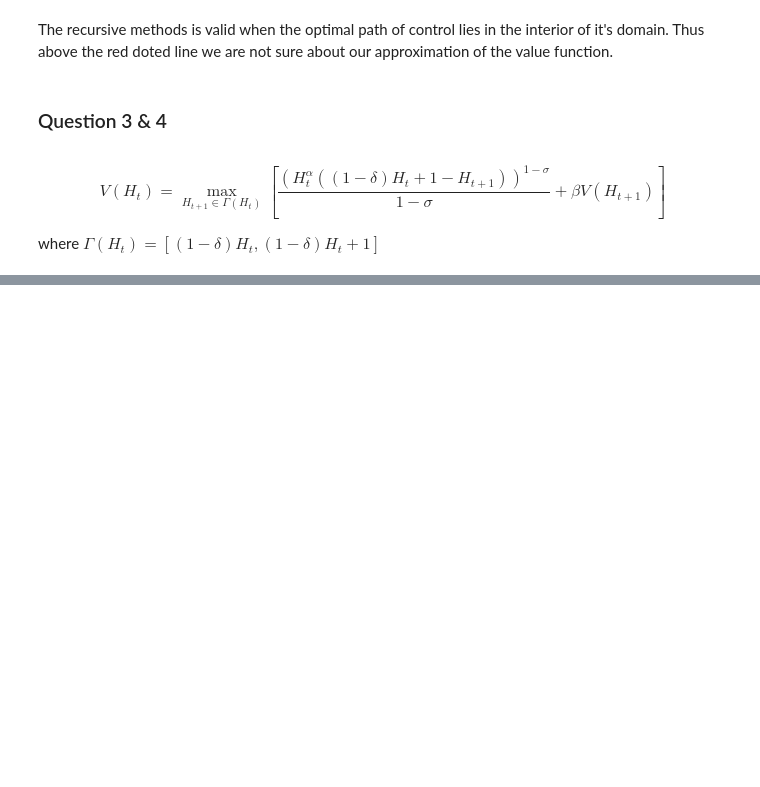
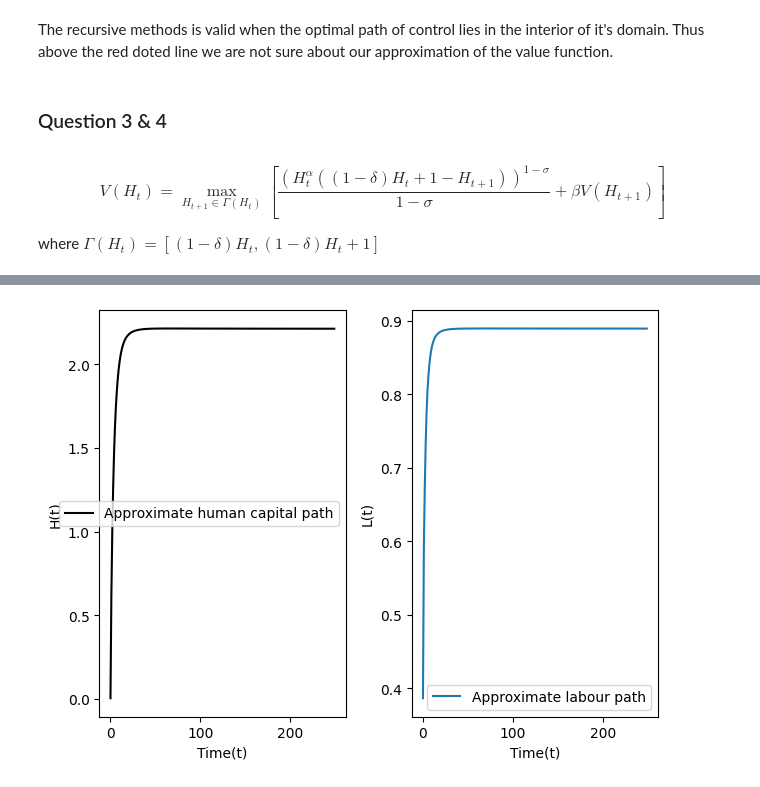
Before and after one commit to Maxclt/dynamic_programming, a Jupyter notebook: notebooks/advanced_programming_project.ipynb, the cells around one changed output, grey strips where cells are left out. Saved outputs shown, nothing was run; the diff lists cells and outputs as text; code cells hidden in the pictures; blank space fills up the shorter version.

```diff
--- a/notebooks/advanced_programming_project.ipynb
+++ b/notebooks/advanced_programming_project.ipynb
@@ -84,0 +146,9 @@ greedy_solver.plot_results("Value")
+# %%
+grid_data = GridData(max_T=250, batch_size=50)
+train_loader = grid_data.loader
+num_epochs = 1001
+# %%
+q_hat = NN(h_0=1e-3, layers=8)
+learning_rate = 1e-3
+optimizer = torch.optim.Adam(q_hat.parameters(), lr=learning_rate)
+scheduler = torch.optim.lr_scheduler.StepLR(optimizer, step_size=100, gamma=0.8)
@@ -84,0 +227,22 @@ greedy_solver.plot_results("Value")
+# %%
+time_test = grid_data.time_range
+h_hat_path = q_hat(time_test)[:, [0]].detach()
+l_hat_path = q_hat(time_test)[:, [1]].detach()
+# %%
+plt.subplot(1, 2, 1)
+
+plt.plot(time_test, h_hat_path, color="k", label=r"Approximate human capital path")
+plt.ylabel(r"H(t)")
+plt.xlabel(r"Time(t)")
+plt.legend(loc="best")
+
+plt.subplot(1, 2, 2)
+plt.plot(time_test, l_hat_path, label=r"Approximate labour path")
+plt.ylabel(r"L(t)")
+plt.xlabel(r"Time(t)")
+plt.tight_layout()
+plt.legend(loc="best")
+plt.tight_layout()
+plt.show()
+# %% [output]
+[figure, added]
```
Also changed, not shown: parts of 18 cells of this notebook, 5 other files.
